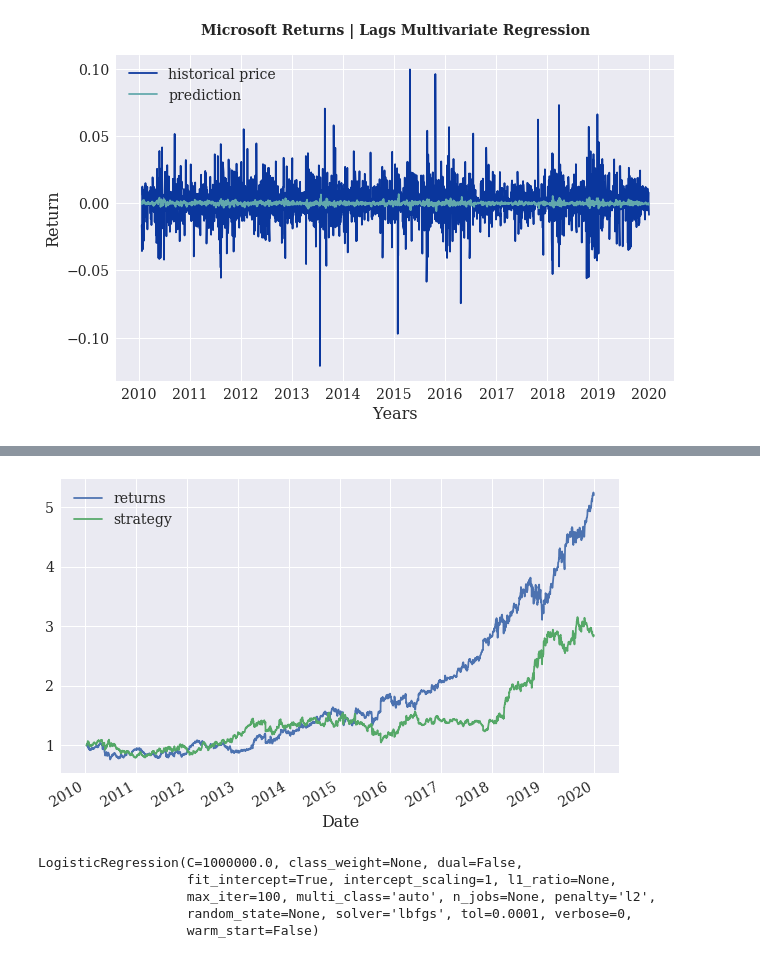
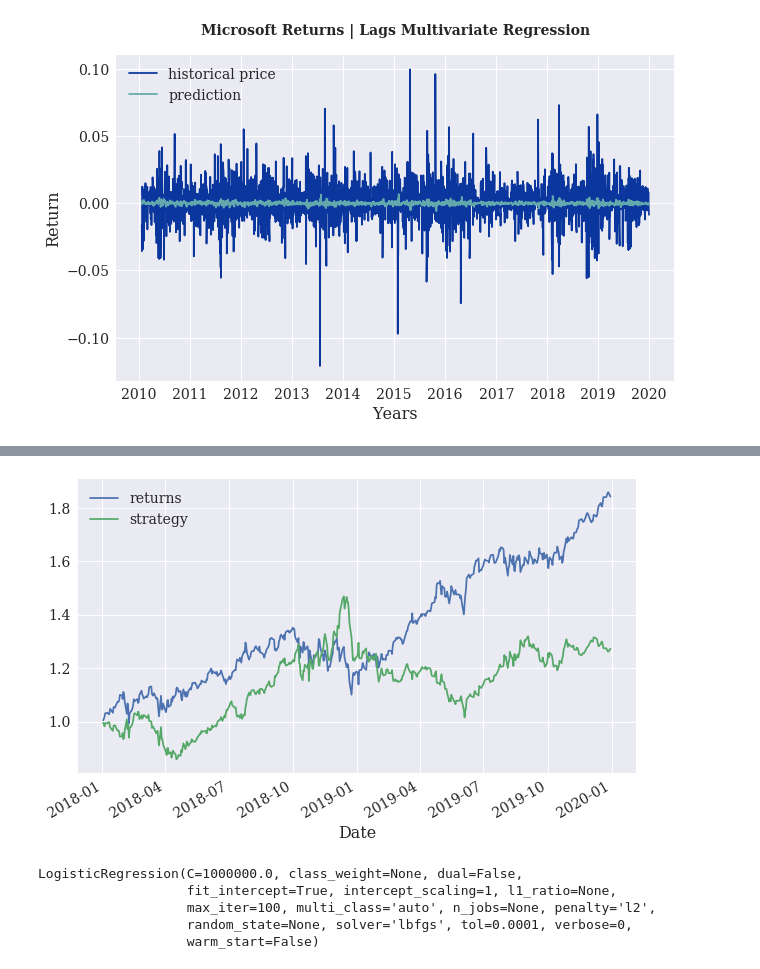
Before and after one commit to mateomarks/Algorithmic-Trading, a Jupyter notebook: 02 ML Based Strategies.ipynb, the cells around one changed output, grey strips where cells are left out. Drawn from its saved outputs; the diff is of its cells as text; code cells hidden in the pictures.

Commit message:
Train Test Fix

```diff
--- a/02 ML Based Strategies.ipynb
+++ b/02 ML Based Strategies.ipynb
@@ -213,0 +219,4 @@ plt.legend(loc=0);
+# %%
+reg = np.linalg.lstsq(train[cols], train['returns'],
+                      rcond=None)[0]
+reg
@@ -214,3 +225,5 @@ plt.legend(loc=0);
+# %%
+test['prediction'] = np.dot(test[cols], reg)
 # %%
-rets['prediction'] = np.sign(rets['prediction'])
+test['prediction'] = np.sign(test['prediction'])
 # %%
@@ -229,8 +242,8 @@ hits.values[0] / sum(hits)
 # %%
-rets['strategy'] = rets['prediction'] * rets['returns']
+test['strategy'] = test['prediction'] * test['returns']
 # %%
-rets[['returns', 'strategy']].cumsum().apply(np.exp).plot(
+test[['returns', 'strategy']].cumsum().apply(np.exp).plot(
                                         figsize=(10, 6));
 # %% [output]
-[figure, old version]
+[figure, new version]
 # %%
```
Also changed, not shown: parts of 7 cells of this notebook.
